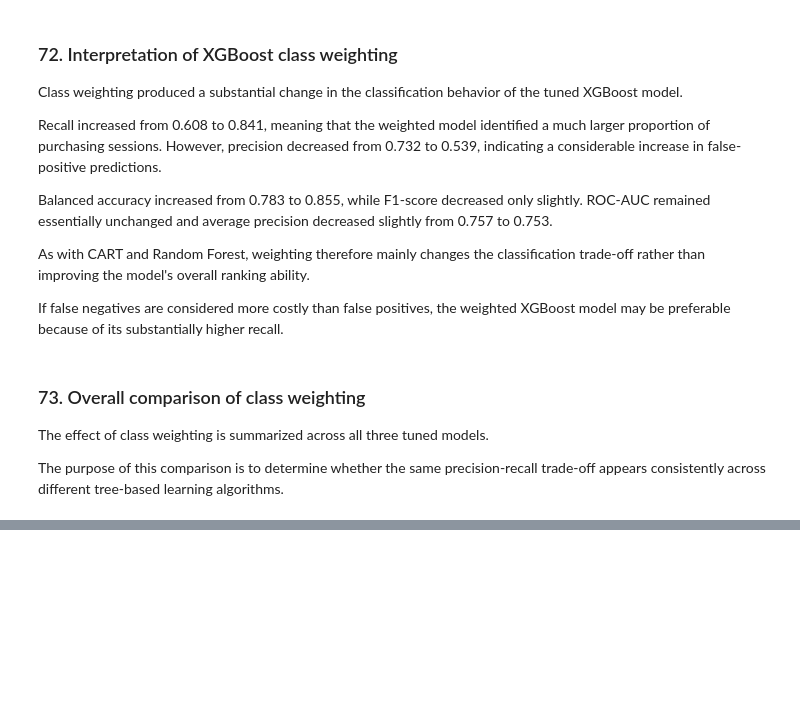
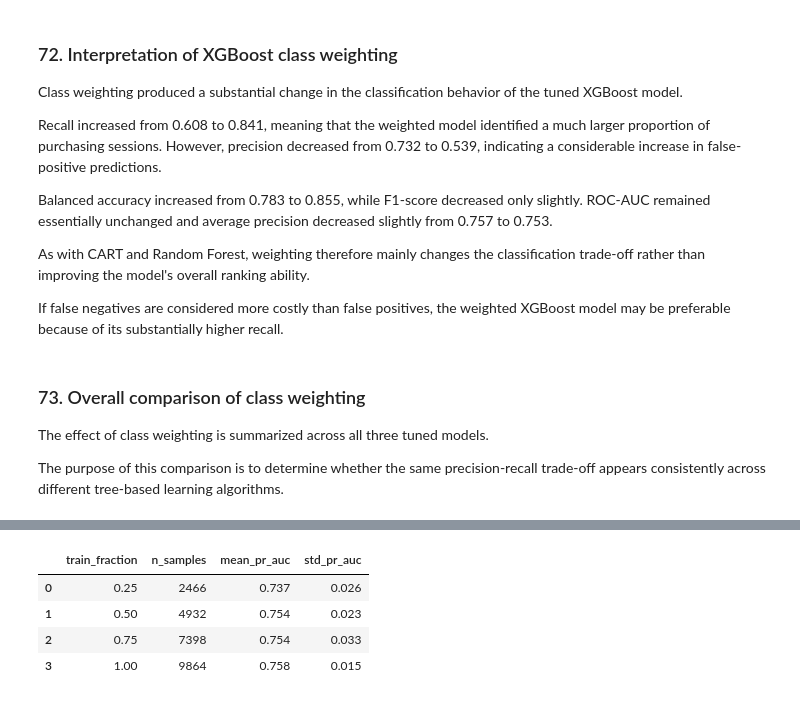
Before and after one commit to EmilB04/Machine-Learning, a Jupyter notebook: project1/notebooks/analysis.ipynb, the cells around one changed output, grey strips where cells are left out. Cells and saved outputs as stored; diff of their text form; code cells hidden in the pictures; blank space fills up the shorter version.

```diff
--- a/project1/notebooks/analysis.ipynb
+++ b/project1/notebooks/analysis.ipynb
@@ -2437,0 +2438,45 @@ weighting_comparison.round(3)
+# %%
+from sklearn.model_selection import StratifiedShuffleSplit
+
+fractions = [0.25, 0.5, 0.75, 1.0]
+
+robustness_results = []
+
+for frac in fractions:
+
+    if frac < 1.0:
+        splitter = StratifiedShuffleSplit(
+            n_splits=1,
+            train_size=frac,
+            random_state=42
+        )
+        idx, _ = next(splitter.split(X_train, y_train))
+        X_sub, y_sub = X_train.iloc[idx], y_train.iloc[idx]
+    else:
+        X_sub, y_sub = X_train, y_train
+
+    scores = cross_val_score(
+        tuned_rf,
+        X_sub,
+        y_sub,
+        cv=cv,
+        scoring="average_precision",
+        n_jobs=1
+    )
+
+    robustness_results.append({
+        "train_fraction": frac,
+        "n_samples": len(X_sub),
+        "mean_pr_auc": scores.mean(),
+        "std_pr_auc": scores.std()
+    })
+
+robustness_results = pd.DataFrame(robustness_results)
+
+robustness_results.round(3)
+# %% [output]
+|  | train_fraction | n_samples | mean_pr_auc | std_pr_auc |
+| 0 | 0.25 | 2466 | 0.737 | 0.026 |
+| 1 | 0.50 | 4932 | 0.754 | 0.023 |
+| 2 | 0.75 | 7398 | 0.754 | 0.033 |
+| 3 | 1.00 | 9864 | 0.758 | 0.015 |
```
Also changed, not shown: parts of 13 cells of this notebook.
